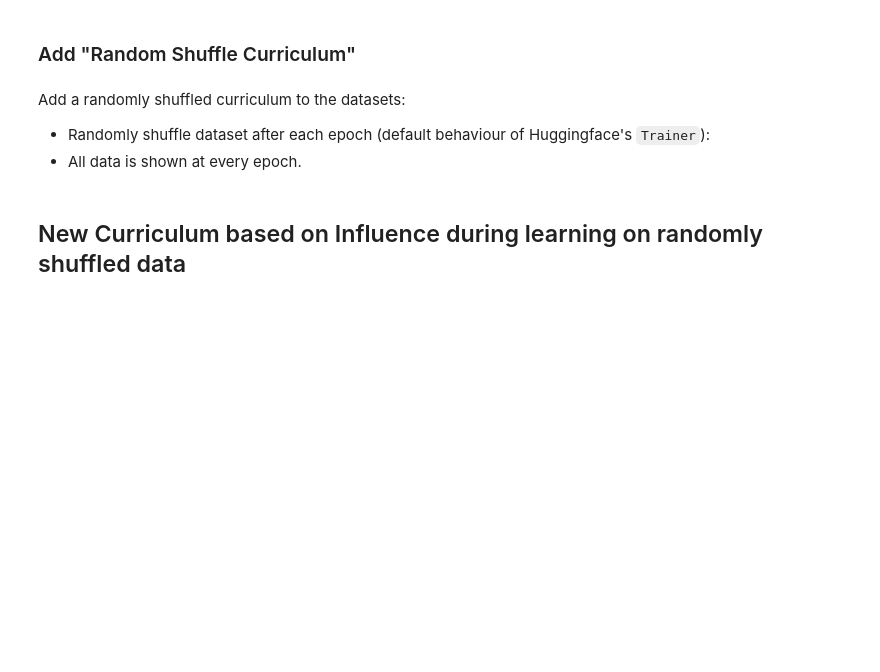
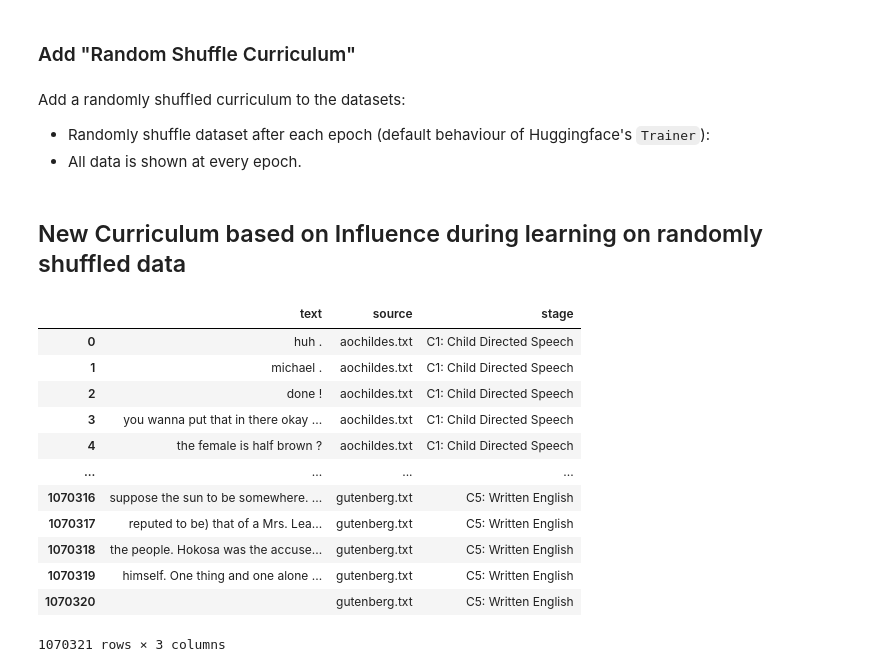
Before and after one commit to loris3/babylm, a Jupyter notebook: curricula.ipynb, the cells around one changed output. Cells and saved outputs as stored; diff of their text form; code cells hidden in the pictures; blank space fills up the shorter version.

```diff
--- a/curricula.ipynb
+++ b/curricula.ipynb
@@ -413 +438,17 @@ gzfh9w0ufpokölm,ls.
+# %%
+dataset.to_pandas()
+# %% [output]
+|  | text | source | stage |
+| 0 | huh . | aochildes.txt | C1: Child Directed Speech |
+| 1 | michael . | aochildes.txt | C1: Child Directed Speech |
+| 2 | done ! | aochildes.txt | C1: Child Directed Speech |
+| 3 | you wanna put that in there okay ... | aochildes.txt | C1: Child Directed Speech |
+| 4 | the female is half brown ? | aochildes.txt | C1: Child Directed Speech |
+| ... | ... | ... | ... |
+| 1070316 | suppose the sun to be somewhere. ... | gutenberg.txt | C5: Written English |
+| 1070317 | reputed to be) that of a Mrs. Lea... | gutenberg.txt | C5: Written English |
+| 1070318 | the people. Hokosa was the accuse... | gutenberg.txt | C5: Written English |
+| 1070319 | himself. One thing and one alone ... | gutenberg.txt | C5: Written English |
+| 1070320 |  | gutenberg.txt | C5: Written English |
+1070321 rows × 3 columns
 # %%
```
Also changed, not shown: parts of 8 cells of this notebook, 2 other files.
